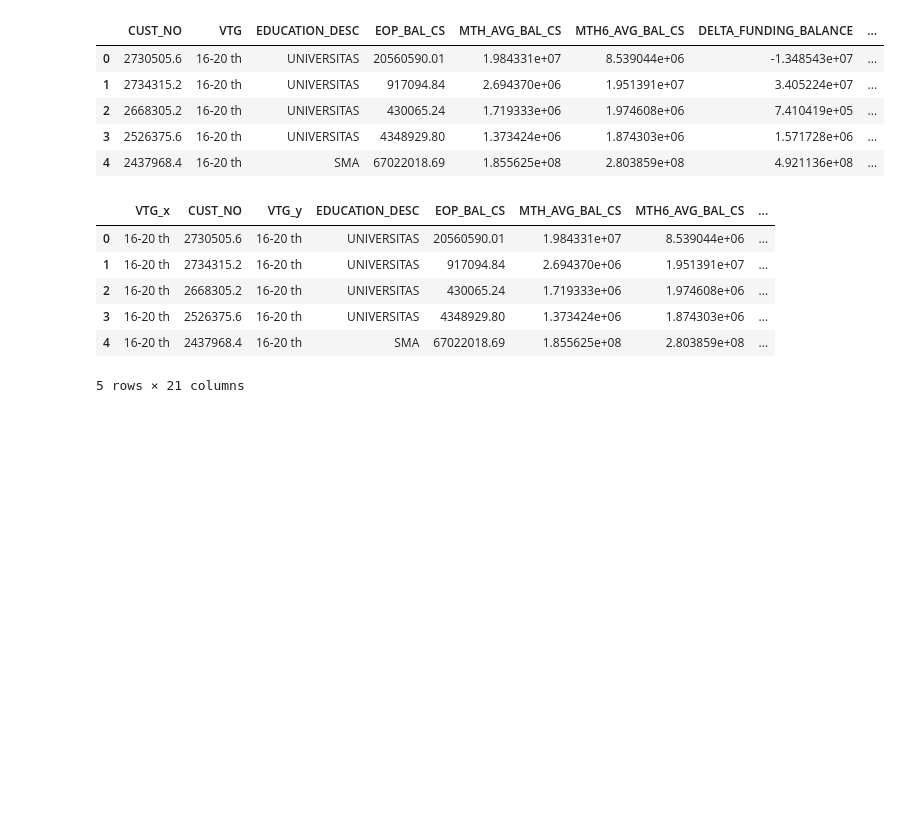
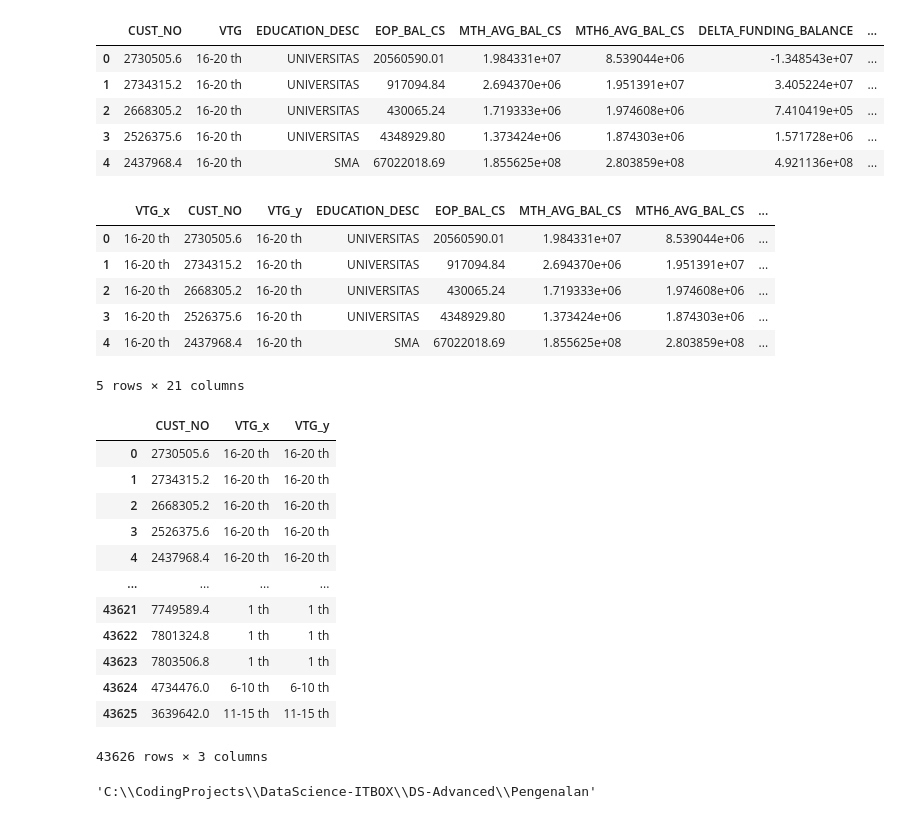
Before and after one commit to NaufalArkaan/DataScience-Advanced, a Jupyter notebook: Pengenalan/Membaca-Data.ipynb, the cells around one changed output. Cells and saved outputs as stored; diff of their text form; code cells hidden in the pictures; blank space fills up the shorter version.

```diff
--- a/Pengenalan/Membaca-Data.ipynb
+++ b/Pengenalan/Membaca-Data.ipynb
@@ -136,3 +136,21 @@ Trset.head()
 | 3 | 16-20 th | 2526375.6 | 16-20 th | UNIVERSITAS | 4348929.80 | 1.373424e+06 | 1.874303e+06 | ... |
 | 4 | 16-20 th | 2437968.4 | 16-20 th | SMA | 67022018.69 | 1.855625e+08 | 2.803859e+08 | ... |
 5 rows × 21 columns
+# %%
+varexport = Trset[["CUST_NO", "VTG_x", "VTG_y"]]
+# %%
+varexport
+# %% [output]
+|  | CUST_NO | VTG_x | VTG_y |
+| 0 | 2730505.6 | 16-20 th | 16-20 th |
+| 1 | 2734315.2 | 16-20 th | 16-20 th |
+| 2 | 2668305.2 | 16-20 th | 16-20 th |
+| 3 | 2526375.6 | 16-20 th | 16-20 th |
+| 4 | 2437968.4 | 16-20 th | 16-20 th |
+| ... | ... | ... | ... |
+| 43621 | 7749589.4 | 1 th | 1 th |
+| 43622 | 7801324.8 | 1 th | 1 th |
+| 43623 | 7803506.8 | 1 th | 1 th |
+| 43624 | 4734476.0 | 6-10 th | 6-10 th |
+| 43625 | 3639642.0 | 11-15 th | 11-15 th |
+43626 rows × 3 columns
@@ -138,0 +159,4 @@ Trset.head()
+# %%
+path
+# %% [output]
+'C:\\CodingProjects\\DataScience-ITBOX\\DS-Advanced\\Pengenalan'
```
Also changed, not shown: parts of 3 cells of this notebook, 4 other files.
